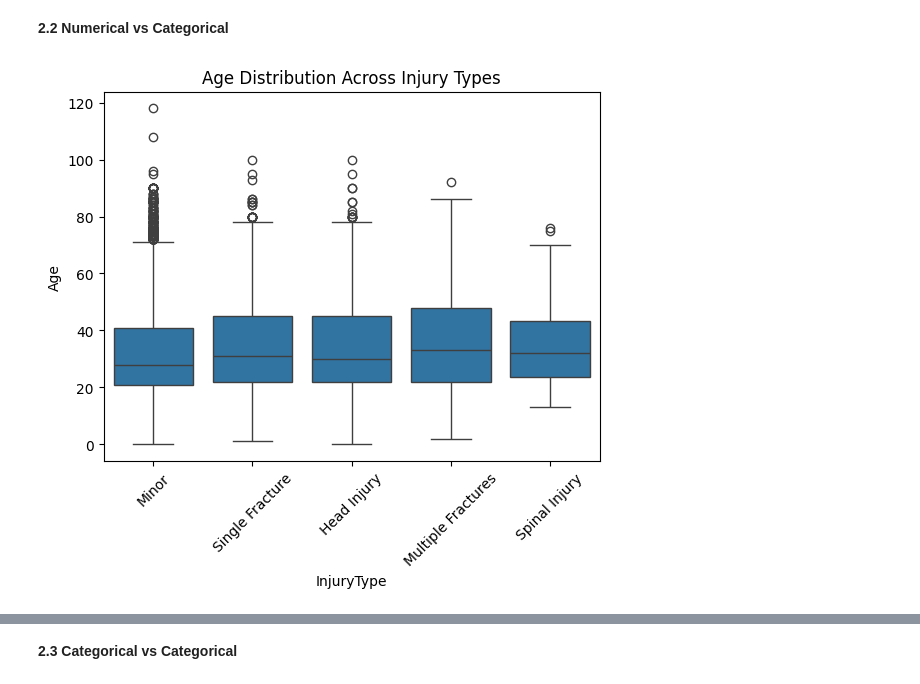
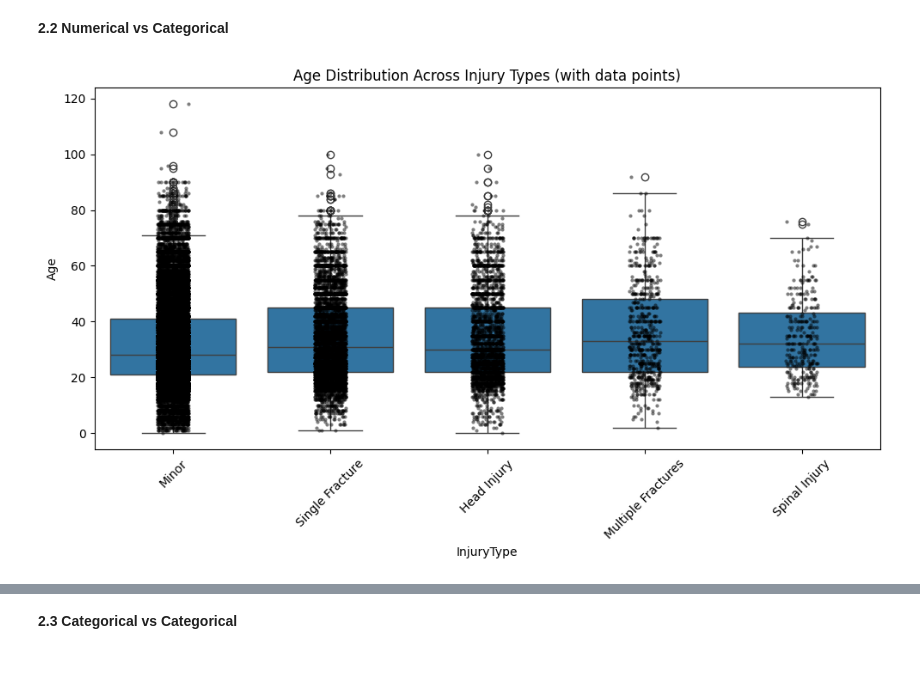
Before and after one commit to tanvirshikdar/TeamOverfitters, a Jupyter notebook: Team_Overfitters (Phase 1).ipynb, the cells around one changed output, grey strips where cells are left out. Drawn from its saved outputs; the diff is of its cells as text; code cells hidden in the pictures.

```diff
--- a/Team_Overfitters (Phase 1).ipynb
+++ b/Team_Overfitters (Phase 1).ipynb
@@ -24,0 +16,15 @@ Saving RTA Data 2020 to July 2023.xlsx to RTA Data 2020 to July 2023.xlsx
+# %%
+from google.colab import files
+uploaded = files.upload()
+
+# Print the uploaded filenames
+print("Uploaded files:", uploaded.keys())
+
+# Access the uploaded file
+import io
+# Get the first filename from the uploaded files
+filename = next(iter(uploaded))
+print("Reading file:", filename)
+
+# Read the Excel file into a DataFrame
+df = pd.read_excel(io.BytesIO(uploaded[filename]))
@@ -192,16 +330,32 @@ plt.show()
 # %% [markdown]
 **2.2 Numerical vs Categorical**
 # %%
-# Boxplot to compare Age across Injury Types
-sns.boxplot(x='InjuryType', y='Age', data=df_cleaned)
+# Boxplot for Age across Injury Types (no palette as there's no hue)
+plt.figure(figsize=(10, 6))
+sns.boxplot(x='InjuryType', y='Age', data=df_cleaned, showfliers=True)
+sns.stripplot(x='InjuryType', y='Age', data=df_cleaned, color='black', size=3, alpha=0.5)  # Overlay individual points
 plt.xticks(rotation=45)
-plt.title('Age Distribution Across Injury Types')
+plt.title('Age Distribution Across Injury Types (with data points)')
+plt.tight_layout()
 plt.show()
 
-# Boxplot for Response Time across different Patient Status
-sns.boxplot(x='PatientStatus', y='responsetime', data=df_cleaned)
+# Boxplot for Response Time across Patient Status (no palette as there's no hue)
+plt.figure(figsize=(10, 6))
+sns.boxplot(x='PatientStatus', y='responsetime', data=df_cleaned, showfliers=True)
 plt.xticks(rotation=45)
 plt.title('Response Time Across Patient Status')
+plt.tight_layout()
 plt.show()
+
+# Log transformation of Response Time to handle skewness
+df_cleaned['log_responsetime'] = np.log1p(df_cleaned['responsetime'])  # Log transformation to reduce skewness
+
+# Boxplot for log-transformed Response Time across Patient Status (no palette as there's no hue)
+plt.figure(figsize=(10, 6))
+sns.boxplot(x='PatientStatus', y='log_responsetime', data=df_cleaned, showfliers=True)
+plt.xticks(rotation=45)
+plt.title('Log Response Time Across Patient Status')
+plt.tight_layout()
+plt.show()
 # %% [output]
-[figure, old version]
+[figure, new version]
```
Also changed, not shown: parts of 24 cells of this notebook.
